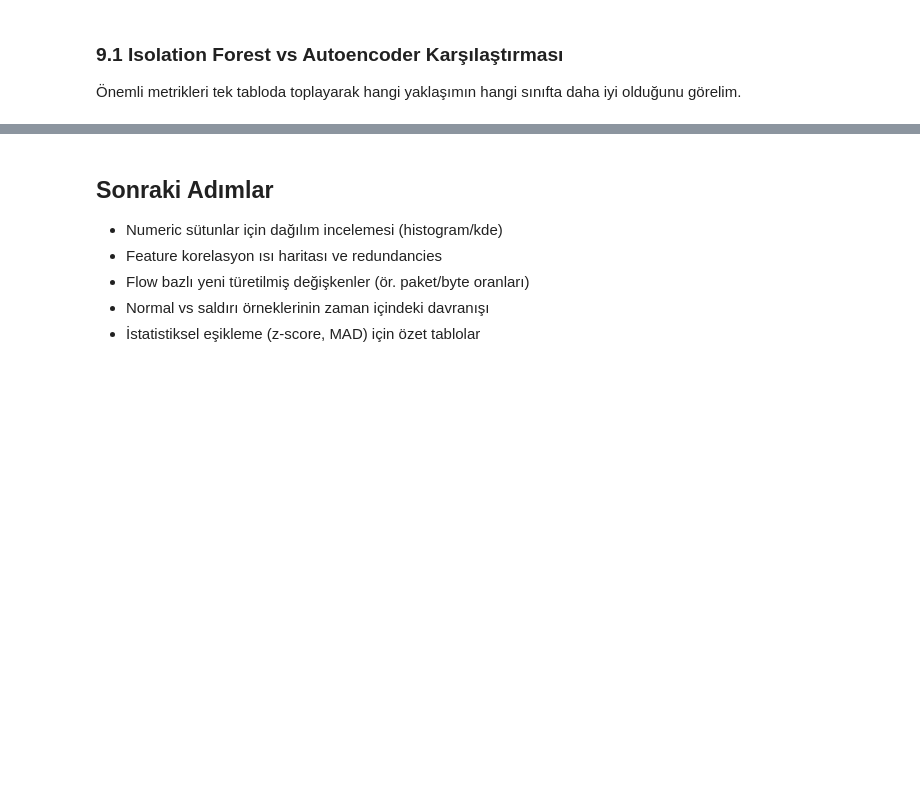
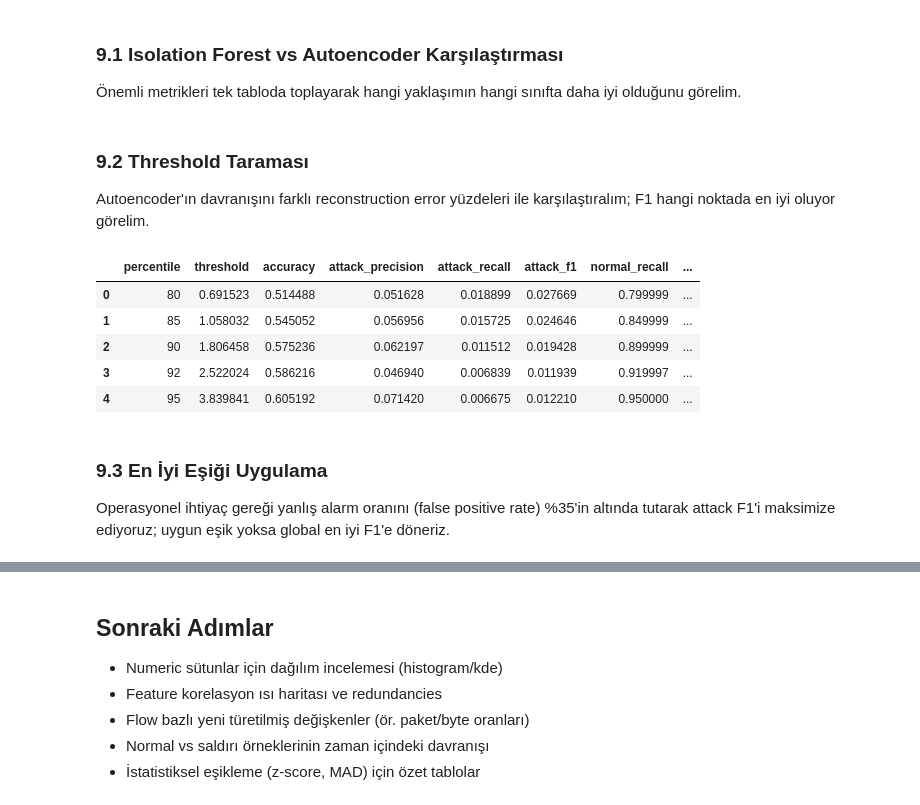
Before and after one commit to emirhantarlabasi/cs401-anomaly-detection, a Jupyter notebook: notebook/01_eda_overview.ipynb, the cells around one changed output, grey strips where cells are left out. Saved outputs shown, nothing was run; the diff lists cells and outputs as text; code cells hidden in the pictures; blank space fills up the shorter version.

```diff
--- a/notebook/01_eda_overview.ipynb
+++ b/notebook/01_eda_overview.ipynb
@@ -382,3 +396,41 @@ weighted avg      0.680     0.674     0.611    250000
 # %% [markdown]
 ### 9.1 Isolation Forest vs Autoencoder Karşılaştırması
 Önemli metrikleri tek tabloda toplayarak hangi yaklaşımın hangi sınıfta daha iyi olduğunu görelim.
+# %% [markdown]
+### 9.2 Threshold Taraması
+Autoencoder'ın davranışını farklı reconstruction error yüzdeleri ile karşılaştıralım; F1 hangi noktada en iyi oluyor görelim.
+# %%
+threshold_grid = [80, 85, 90, 92, 95]
+th_results = []
+
+for perc in threshold_grid:
+    thr = np.percentile(train_errors, perc)
+    preds = (test_errors > thr).astype(int)
+    report = classification_report(y_test, preds, digits=3, output_dict=True)
+    cm_tmp = confusion_matrix(y_test, preds)
+    tn, fp, fn, tp = cm_tmp.ravel()
+    th_results.append(
+        {
+            "percentile": perc,
+            "threshold": thr,
+            "accuracy": report["accuracy"],
+            "attack_precision": report["1"]["precision"],
+            "attack_recall": report["1"]["recall"],
+            "attack_f1": report["1"]["f1-score"],
+            "normal_recall": report["0"]["recall"],
+            "false_positive_rate": fp / (fp + tn),
+        }
+    )
+
+threshold_df = pd.DataFrame(th_results)
+threshold_df
+# %% [output]
+|  | percentile | threshold | accuracy | attack_precision | attack_recall | attack_f1 | normal_recall | ... |
+| 0 | 80 | 0.691523 | 0.514488 | 0.051628 | 0.018899 | 0.027669 | 0.799999 | ... |
+| 1 | 85 | 1.058032 | 0.545052 | 0.056956 | 0.015725 | 0.024646 | 0.849999 | ... |
+| 2 | 90 | 1.806458 | 0.575236 | 0.062197 | 0.011512 | 0.019428 | 0.899999 | ... |
+| 3 | 92 | 2.522024 | 0.586216 | 0.046940 | 0.006839 | 0.011939 | 0.919997 | ... |
+| 4 | 95 | 3.839841 | 0.605192 | 0.071420 | 0.006675 | 0.012210 | 0.950000 | ... |
+# %% [markdown]
+### 9.3 En İyi Eşiği Uygulama
+Operasyonel ihtiyaç gereği yanlış alarm oranını (false positive rate) %35'in altında tutarak attack F1'i maksimize ediyoruz; uygun eşik yoksa global en iyi F1'e döneriz.
```
Also changed, not shown: parts of 6 cells of this notebook, 52 other files.
